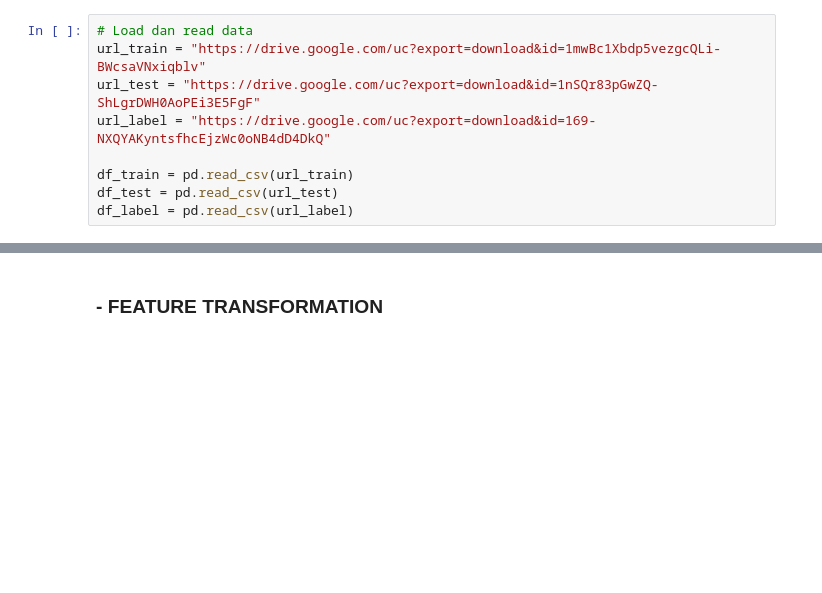
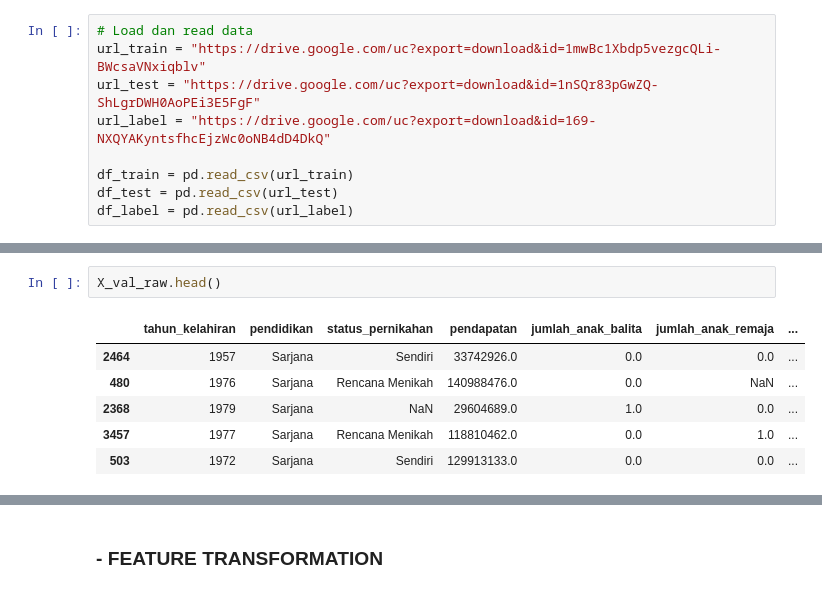
Before and after one commit to ratuanfajar/Tugas-Besar-Machine-Learning, a Jupyter notebook: notebook/skenario2-FS.ipynb, the cells around one changed output, grey strips where cells are left out. Drawn from its saved outputs; the diff is of its cells as text; blank space fills up the shorter version.

```diff
--- a/notebook/skenario2-FS.ipynb
+++ b/notebook/skenario2-FS.ipynb
@@ -114,0 +71,9 @@ X_val_clean = X_val_raw.copy()
+# %%
+X_val_raw.head()
+# %% [output]
+|  | tahun_kelahiran | pendidikan | status_pernikahan | pendapatan | jumlah_anak_balita | jumlah_anak_remaja | ... |
+| 2464 | 1957 | Sarjana | Sendiri | 33742926.0 | 0.0 | 0.0 | ... |
+| 480 | 1976 | Sarjana | Rencana Menikah | 140988476.0 | 0.0 | NaN | ... |
+| 2368 | 1979 | Sarjana | NaN | 29604689.0 | 1.0 | 0.0 | ... |
+| 3457 | 1977 | Sarjana | Rencana Menikah | 118810462.0 | 0.0 | 1.0 | ... |
+| 503 | 1972 | Sarjana | Sendiri | 129913133.0 | 0.0 | 0.0 | ... |
```
Also changed, not shown: parts of 50 cells of this notebook, 11 other files.
